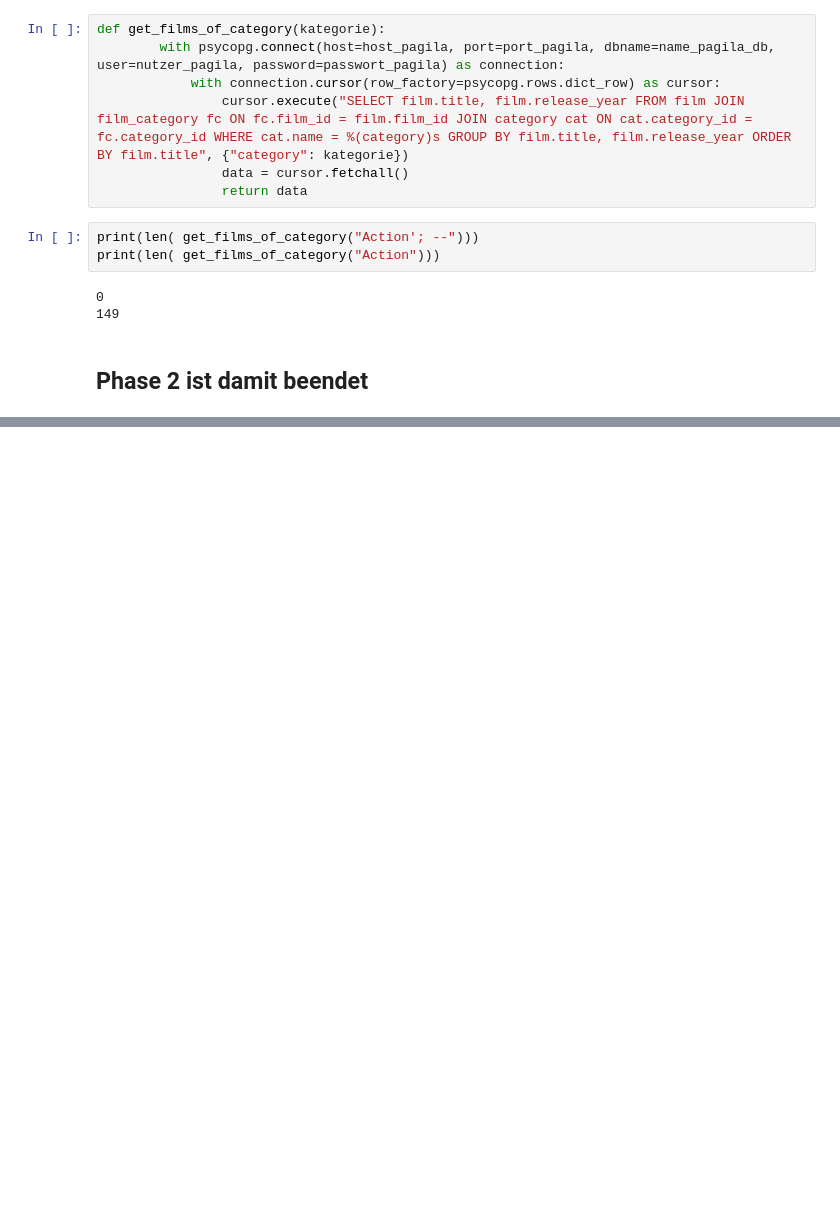
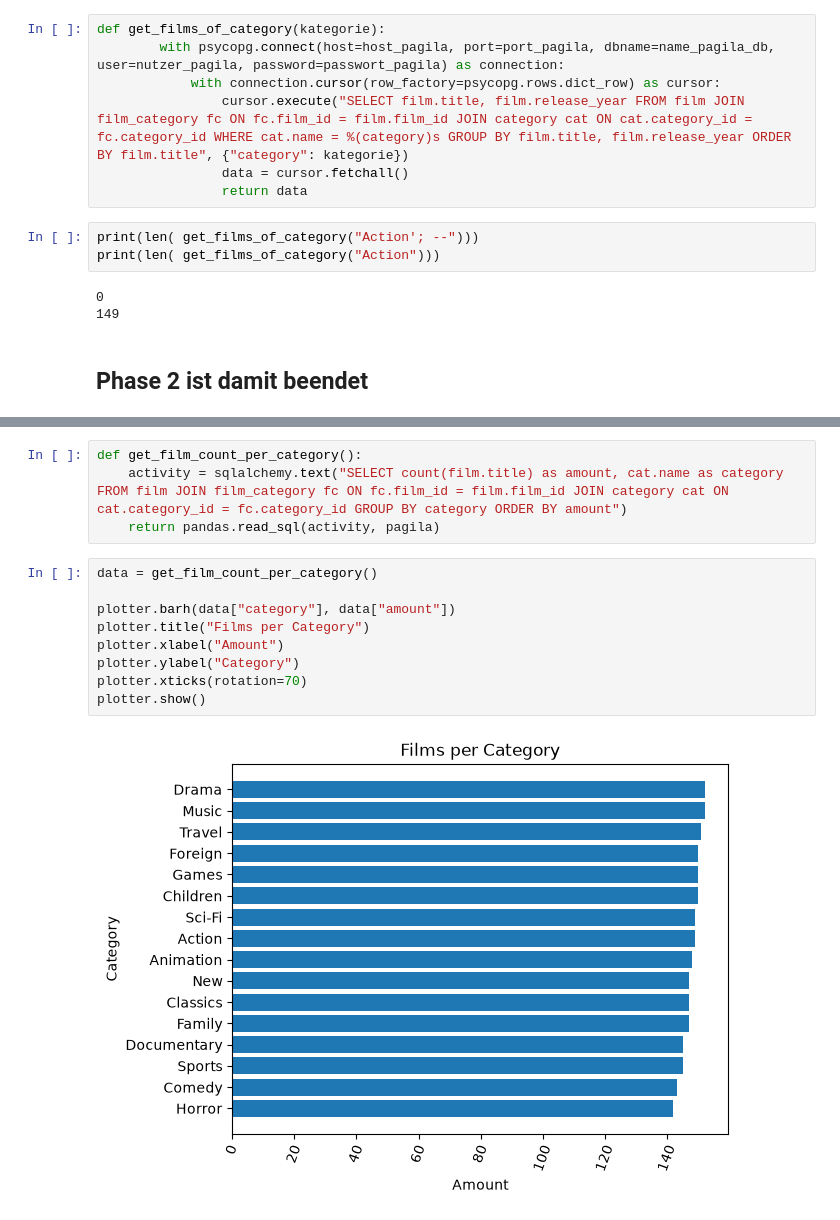
Before and after one commit to Wolfgamer1704/notebooks, a Jupyter notebook: Public/SQLxPython/Roadmap.ipynb, the cells around one changed output, grey strips where cells are left out. Saved outputs shown, nothing was run; the diff lists cells and outputs as text; blank space fills up the shorter version.

```diff
--- a/Public/SQLxPython/Roadmap.ipynb
+++ b/Public/SQLxPython/Roadmap.ipynb
@@ -204,0 +359,15 @@ print(len( get_films_of_category("Action")))
+# %%
+def get_film_count_per_category():
+    activity = sqlalchemy.text("SELECT count(film.title) as amount, cat.name as category FROM film JOIN film_category fc ON fc.film_id = film.film_id JOIN category cat ON cat.category_id = fc.category_id GROUP BY category ORDER BY amount")
+    return pandas.read_sql(activity, pagila)
+# %%
+data = get_film_count_per_category()
+
+plotter.barh(data["category"], data["amount"])
+plotter.title("Films per Category")
+plotter.xlabel("Amount")
+plotter.ylabel("Category")
+plotter.xticks(rotation=70)
+plotter.show()
+# %% [output]
+[figure, added]
```
Also changed, not shown: parts of 40 cells of this notebook, 5 other files.
